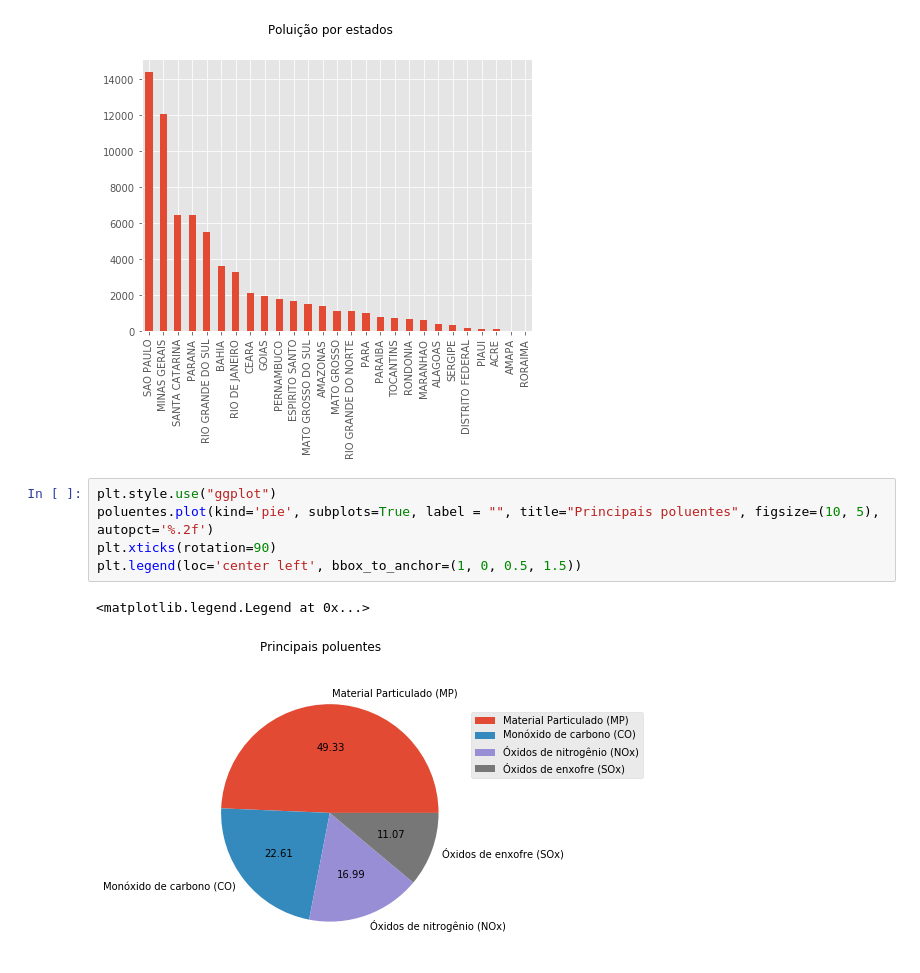
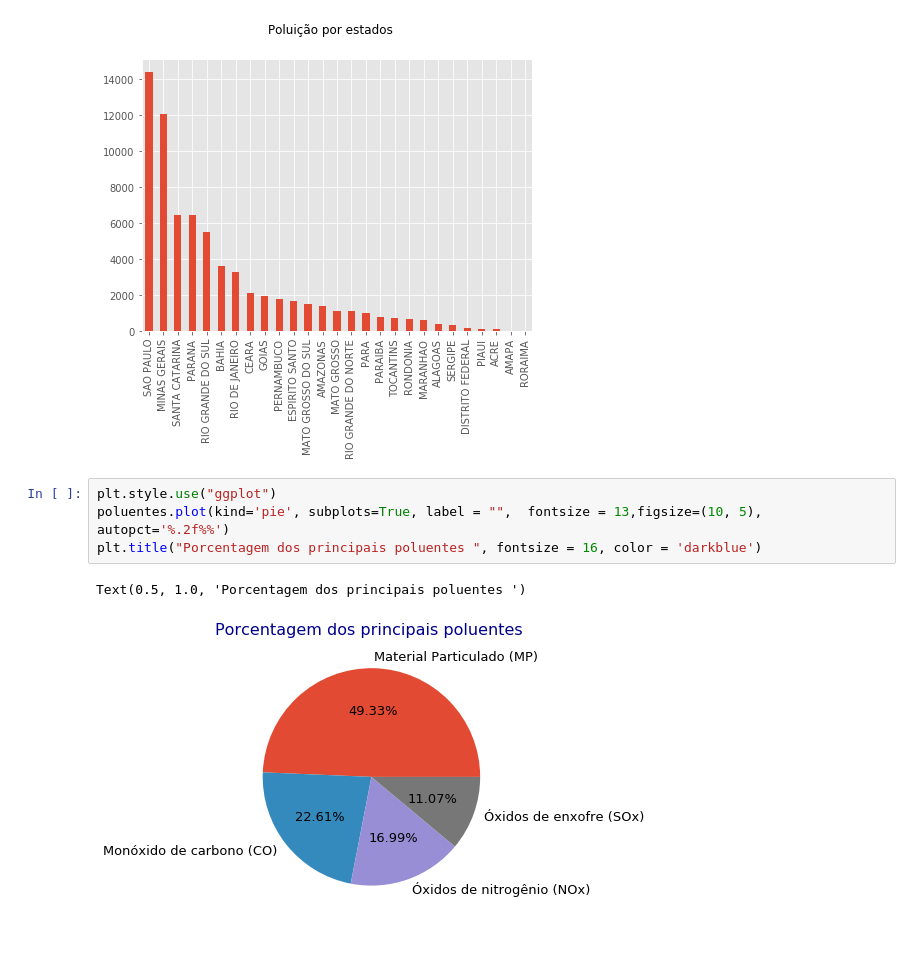
Before and after one commit to lrsonnewend/Emissao-Poluentes, a Jupyter notebook: analise_poluentes.ipynb, the cells around one changed output. Saved outputs shown, nothing was run; the diff lists cells and outputs as text.

```diff
--- a/analise_poluentes.ipynb
+++ b/analise_poluentes.ipynb
@@ -55,12 +55,11 @@ plt.xticks(rotation=90)
 [figure]
 # %%
 plt.style.use("ggplot")
-poluentes.plot(kind='pie', subplots=True, label = "", title="Principais poluentes", figsize=(10, 5), autopct='%.2f')
-plt.xticks(rotation=90)
-plt.legend(loc='center left', bbox_to_anchor=(1, 0, 0.5, 1.5))
+poluentes.plot(kind='pie', subplots=True, label = "",  fontsize = 13,figsize=(10, 5), autopct='%.2f%%')
+plt.title("Porcentagem dos principais poluentes ", fontsize = 16, color = 'darkblue')
 # %% [output]
-<matplotlib.legend.Legend at 0x...>
+Text(0.5, 1.0, 'Porcentagem dos principais poluentes ')
-[figure, old version]
+[figure, new version]
 # %%
 metodoPolu = pd.value_counts(dados['Detalhe'])
 metodoPolu = metodoPolu[:15].sort_values(ascending=[True])
```
Also changed, not shown: parts of 4 cells of this notebook.
